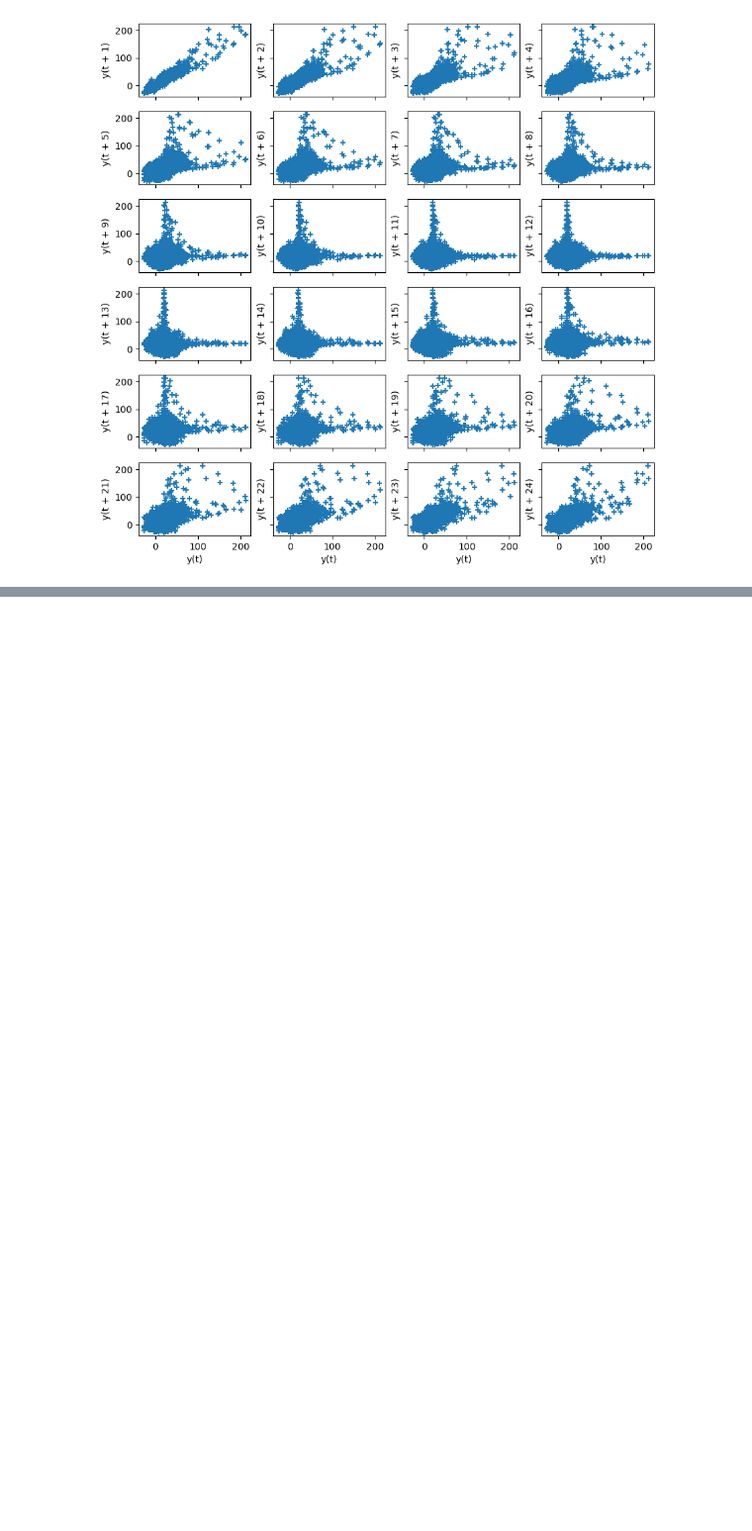
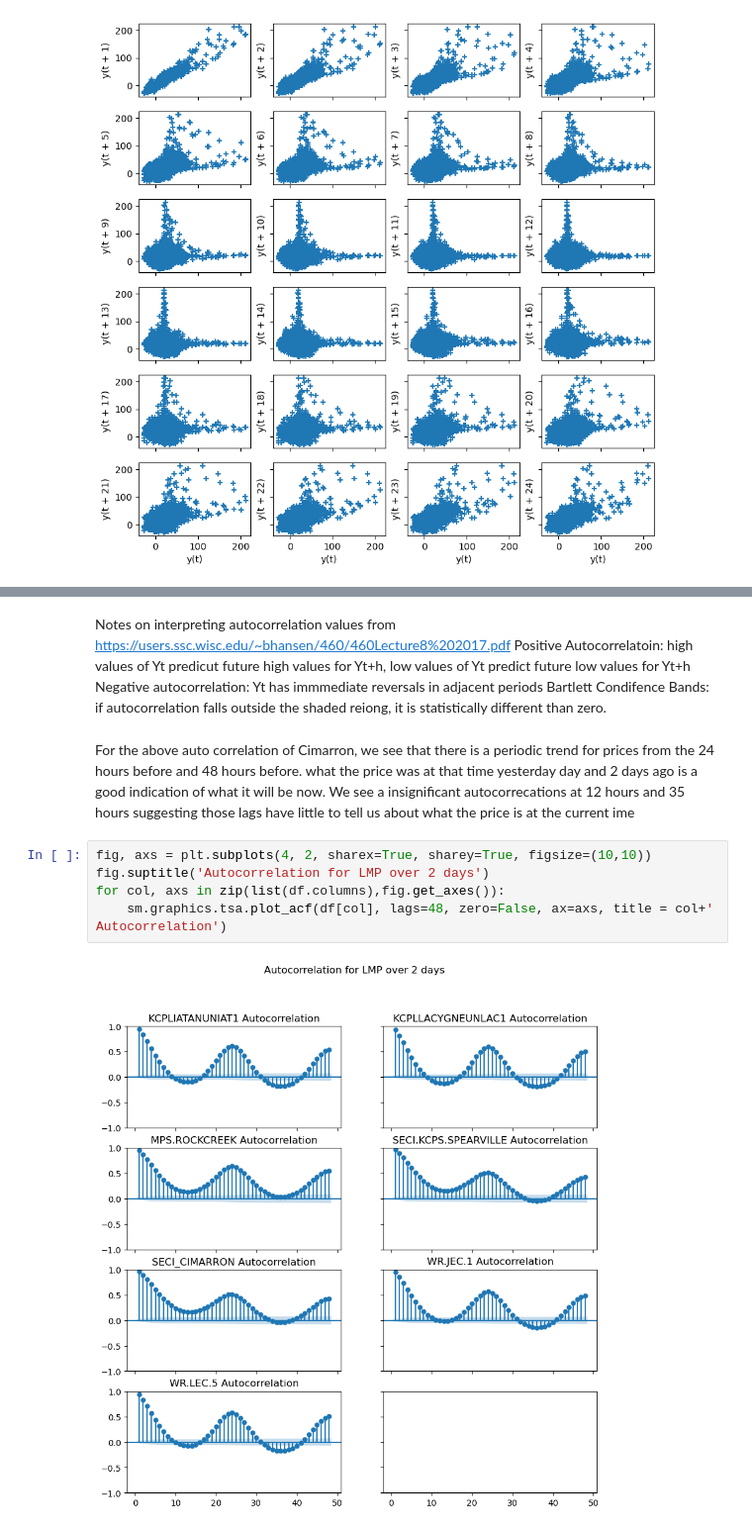
Before and after one commit to maxwellgriffith345/SPPPrices, a Jupyter notebook: SPPPriceSandBox.ipynb, the cells around one changed output, grey strips where cells are left out. Shown at 99% size. Saved outputs shown, nothing was run; the diff lists cells and outputs as text; blank space fills up the shorter version.

```diff
--- a/SPPPriceSandBox.ipynb
+++ b/SPPPriceSandBox.ipynb
@@ -370,0 +386,14 @@ for lagstep, axs in zip(lags,fig.get_axes()):
+# %% [markdown]
+Notes on interpreting autocorrelation values from https://users.ssc.wisc.edu/~bhansen/460/460Lecture8%202017.pdf
+Positive Autocorrelatoin: high values of Yt predicut future high values for Yt+h, low values of Yt predict future low values for Yt+h
+Negative autocorrelation: Yt has immmediate reversals in adjacent periods
+Bartlett Condifence Bands: if autocorrelation falls outside the shaded reiong, it is statistically different than zero.
+# %% [markdown]
+For the above auto correlation of Cimarron, we see that there is a periodic trend for prices from the 24 hours before and 48 hours before. what the price was at that time yesterday day and 2 days ago is a good indication of what it will be now. We see a insignificant autocorrecations at 12 hours and 35 hours suggesting those lags have little to tell us about what the price is at the current ime
+# %%
+fig, axs = plt.subplots(4, 2, sharex=True, sharey=True, figsize=(10,10))
+fig.suptitle('Autocorrelation for LMP over 2 days')
+for col, axs in zip(list(df.columns),fig.get_axes()):
+    sm.graphics.tsa.plot_acf(df[col], lags=48, zero=False, ax=axs, title = col+' Autocorrelation')
+# %% [output]
+[figure, added]
```
Also changed, not shown: parts of 8 cells of this notebook.
